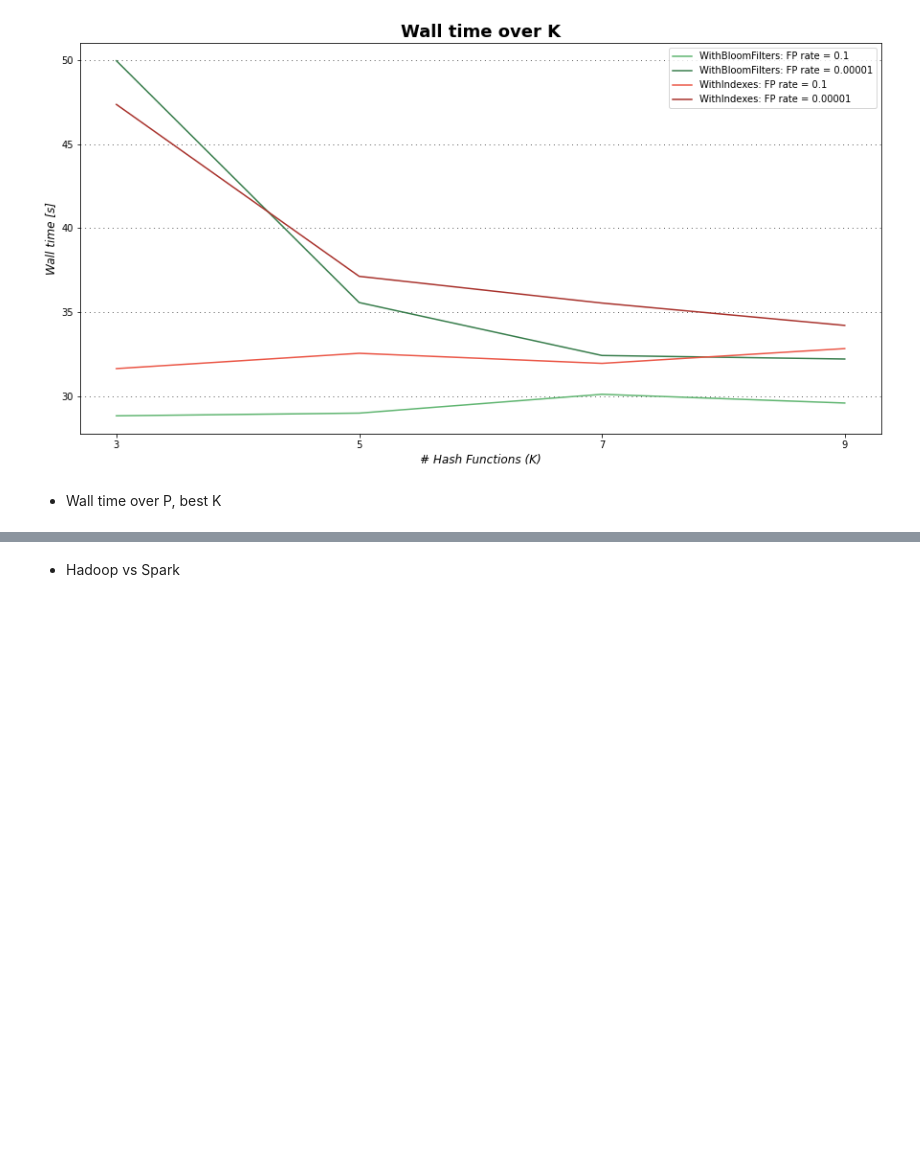
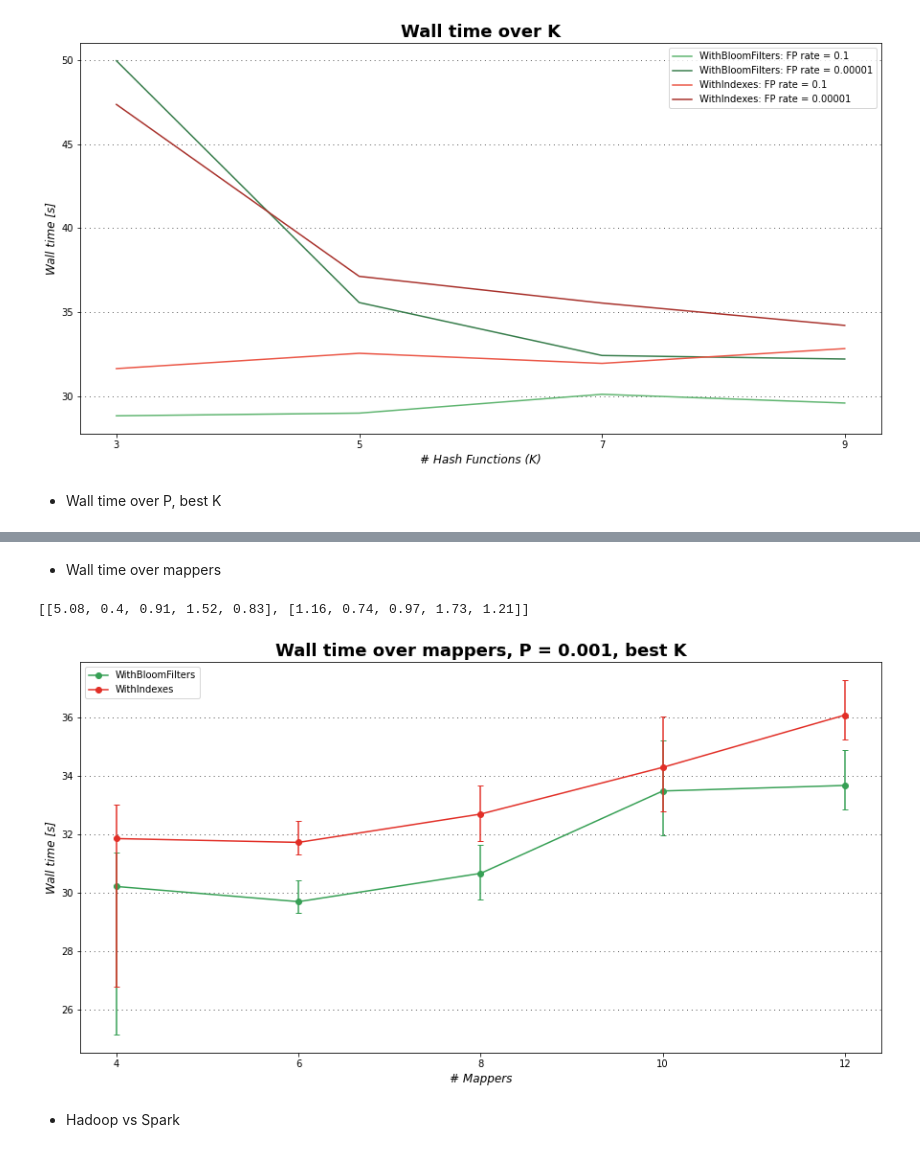
Before and after one commit to MPinna/MapReduceBloomFilter, a Jupyter notebook: dataAnalysis/data_analysis.ipynb, the cells around one changed output, grey strips where cells are left out. Saved outputs shown, nothing was run; the diff lists cells and outputs as text; code cells hidden in the pictures; blank space fills up the shorter version.

```diff
--- a/dataAnalysis/data_analysis.ipynb
+++ b/dataAnalysis/data_analysis.ipynb
@@ -392,3 +396,25 @@ plot_data('hadoop_wallTimeP_bestK', P, wallTime, legend, ['False positive rate',
+# %% [markdown]
+* Wall time over mappers
+# %%
+MAP = ['4', '6', '8', '10', '12']
+MAP_P = '0.001'
+MAP_K = '0'
+VERSIONS = ['WithBloomFilters', 'WithIndexes']
+
+wallTime = [[hadoop_aggregate[f'WithBloomFiltersP{MAP_P}K{MAP_K}MAP{map}']['wallTime']['avg'] for map in MAP]] + \
+                [[hadoop_aggregate[f'WithIndexesP{MAP_P}K{MAP_K}MAP{map}']['wallTime']['avg'] for map in MAP] ]
+
+error = [[hadoop_aggregate[f'WithBloomFiltersP{MAP_P}K{MAP_K}MAP{map}']['wallTime']['std'] for map in MAP]] + \
+                [[hadoop_aggregate[f'WithIndexesP{MAP_P}K{MAP_K}MAP{map}']['wallTime']['std'] for map in MAP] ]
+
+legend = [f'{version}' for version in VERSIONS ]
+
+plot_data('hadoop_wallTimeMap', MAP, wallTime, legend, ['# Mappers', 'Wall time [s]'],
+          title=f'Wall time over mappers, P = {MAP_P}, best K', colors=sns.color_palette('Greens_d', 1) + sns.color_palette('Reds_d', 1),
+          auto_range=True, err=error, marker='o')
+# %% [output]
+[[5.08, 0.4, 0.91, 1.52, 0.83], [1.16, 0.74, 0.97, 1.73, 1.21]]
+[figure, added]
 # %% [markdown]
 * Hadoop vs Spark
 # %%
```
Also changed, not shown: parts of 5 cells of this notebook, 15 other files.
